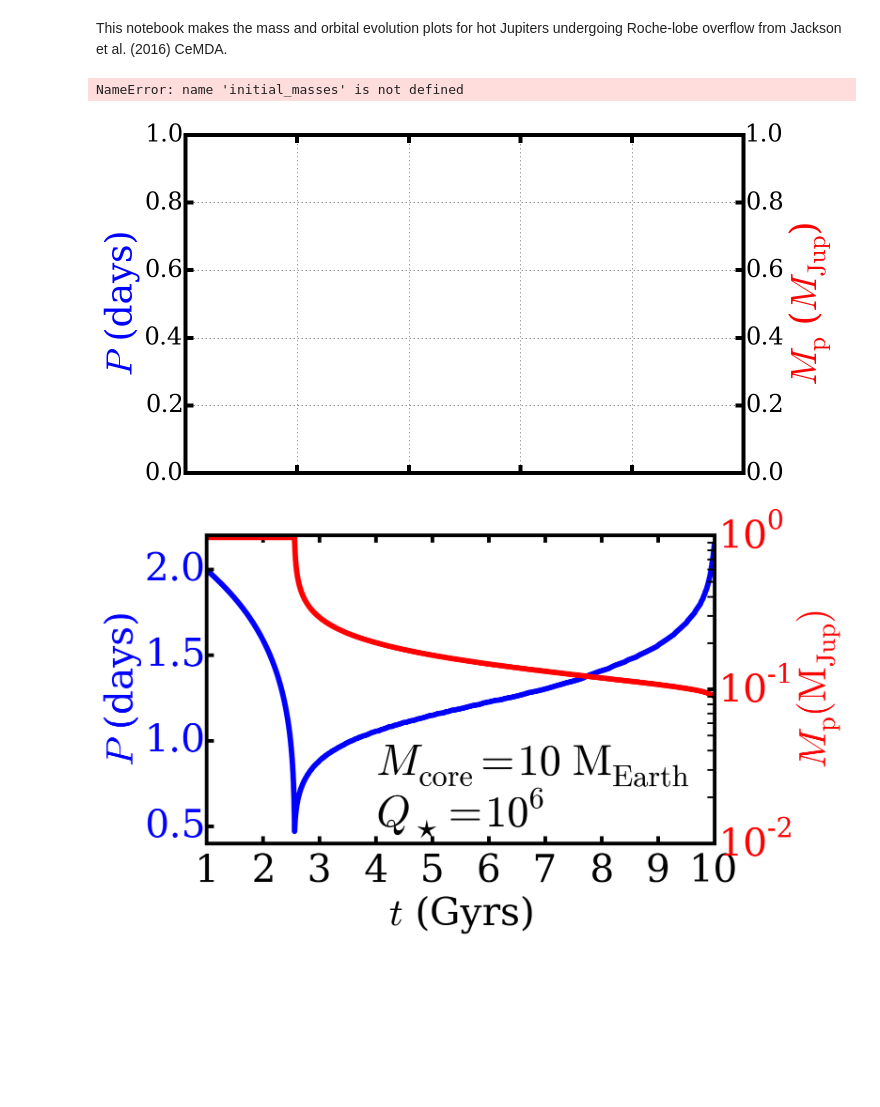
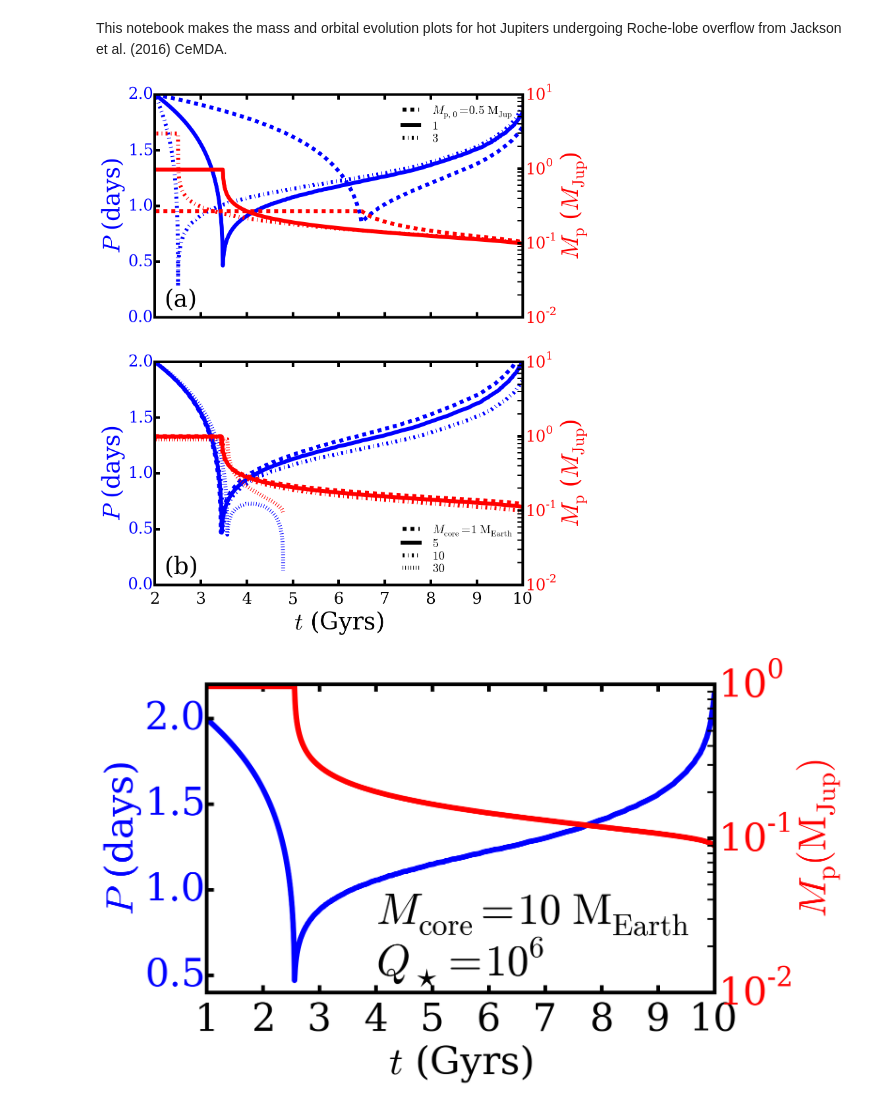
Before and after one commit to decaelus/CeMDA_tidal_evol, a Jupyter notebook: plot_mass_orbital_evolution_variable-Mp0-Mcore.ipynb, the cells around one changed output. Cells and saved outputs as stored; diff of their text form; code cells hidden in the pictures; blank space fills up the shorter version.

Commit message:
Changed plot orbital mass to qs = 6

```diff
--- a/plot_mass_orbital_evolution_variable-Mp0-Mcore.ipynb
+++ b/plot_mass_orbital_evolution_variable-Mp0-Mcore.ipynb
@@ -16,9 +16,9 @@ import glob
 Msol_to_MJup = (cds.Msun.to('kg')/cds.Mjup.to('kg'))
 # %%
 #First we'll plot the HJs all with Mcore = 10 MEarth.
-initial_masses = [0.5*cds.Mjup, 1.*cds.Mjup, 10.*cds.Mjup]
+initial_masses = [0.5*cds.Mjup, 1.*cds.Mjup, 3.*cds.Mjup]
 #Then variable cores
-core_masses = [1.*cds.Mgeo, 5.*cds.Mgeo, 10.*cds.Mgeo]
+core_masses = [1.*cds.Mgeo, 5.*cds.Mgeo, 10.*cds.Mgeo, 30.*cds.Mgeo]
 # %%
 fig = plt.figure(figsize=(10,10*4./3))
 ax1 = fig.add_subplot(211)
@@ -26,7 +26,7 @@ ax1 = fig.add_subplot(211)
 #First the variable initial mass/Mcore = 10 MEarth models
 
 #Have lines cycle through styles rather than colors
-linecycler = cycle(["--","-","-."])
+linecycler = cycle(["--","-","-.",":"])
 
 lines = []
 line_names = []
@@ -35,13 +35,17 @@ ax1.set_ylabel('$P$ (days)', color='b', fontsize=36)
 ax1.xaxis.set_major_formatter(plt.NullFormatter())
 
 ax2 = ax1.twinx()
+
+ax1.grid('off')
+ax2.grid('off')
+
 ax2.set_ylabel('$M_\mathrm{p}$ ($M_\mathrm{Jup}$)', color='r', fontsize=36)
 
 for cur_initial_mass in initial_masses:
     ls = next(linecycler)
 
-    directory = (glob.glob('./MESA/make_planets_initial-RLO_10MEarth/models/*%.1f*_qs5' % cur_initial_mass.value))
-    print(directory)
+    directory = (glob.glob('./MESA/RLO_calculations/2_Gyr_old/Mpinit_%i*10.00_ME*2_Gyr_old_qs6' %
+                           cur_initial_mass.value))
 #    directory = (glob.glob('./MESA/make_planets_initial-RLO_variable-core/models/*MJup_*%.1f*_ME*_qs7' %
 #                            cur_initial_mass.value))
     if(len(directory) == 0):
@@ -49,15 +53,15 @@ for cur_initial_mass in initial_masses:
 
     hst = ms.MesaData(file_name=directory[0] + '/binary_history.data')
 
-    lines.extend(ax1.semilogx(hst.data('age'), hst.data('period_days'), ls=ls, color='b', lw=6))
-    ax2.loglog(hst.data('age'), hst.data('star_1_mass')*Msol_to_MJup, ls=ls, color='r', lw=6)
+    lines.extend(ax1.plot(hst.data('age')/1e9, hst.data('period_days'), ls=ls, color='b', lw=6))
+    ax2.semilogy(hst.data('age')/1e9, hst.data('star_1_mass')*Msol_to_MJup, ls=ls, color='r', lw=6)
 
 for tl in ax1.get_yticklabels():
     tl.set_color('b')
 for tl in ax2.get_yticklabels():
     tl.set_color('r')
 
-ax1.text(3e6, 0.2, '$M_{\\rm core} = 10\ {\\rm M_{Earth}}$', fontsize=36)
+#ax1.text(3e6, 0.2, '$M_{\\rm core} = 10\ {\\rm M_{Earth}}$', fontsize=36)
 line_names = ["$M_{\\rm p,\ 0} = %.1f\ {\\rm M_{Jup}}$" % initial_masses[0].value]
 for cur_initial_mass in initial_masses[1:]:
     line_names.extend(["$%i$" % cur_initial_mass.value])
@@ -69,13 +73,14 @@ leg.draw_frame(False)
 for legobj in leg.legendHandles:
     legobj.set_color('black')
 
-ax1.set_xlim([3e6, 1e10])
+ax1.set_xlim([2, 10])
+ax1.set_ylim([0, 2])
 ax2.set_ylim([1e-2, 1e1])
 
 ax1.xaxis.set_major_formatter(plt.NullFormatter())
 ax2.xaxis.set_major_formatter(plt.NullFormatter())
 
-ax1.text(4e9, 0.2, '(a)', fontsize=36)
+ax1.text(2.25, 0.1, '(a)', fontsize=36)
 
 #Mpinit = 1 MJup/variable Mcore models
 lines = []
@@ -83,56 +88,57 @@ line_names = []
 
 ax1 = fig.add_subplot(212)
 #First the variable initial mass/Mcore = 10 MEarth models
-ax1.set_xlabel('$t$ (yrs)', fontsize=36)
+ax1.set_xlabel('$t$ (Gyrs)', fontsize=36)
 ax1.set_ylabel('$P$ (days)', color='b', fontsize=36)
-ax1.xaxis.set_major_formatter(plt.NullFormatter())
+#ax1.xaxis.set_major_formatter(plt.NullFormatter())
 
 ax2 = ax1.twinx()
+
+ax1.grid('off')
+ax2.grid('off')
+
 ax2.set_ylabel('$M_\mathrm{p}$ ($M_\mathrm{Jup}$)', color='r', fontsize=36)
 
-linecycler = cycle(["--","-.","-"])
+linecycler = cycle(["--","-","-.",":"])
 for cur_core_mass in core_masses:
     ls = next(linecycler)
 
-    directory = (glob.glob('./MESA/make_planets_initial-RLO_variable-core/models/*MJup_*%.1f*_ME*_qs5' %
-                            cur_core_mass.value))
+    directory = (glob.glob('./MESA/RLO_calculations/2_Gyr_old/*1.00_MJup*%.1f*_ME*2_Gyr_old_qs6' % cur_core_mass.value))
 #     directory = (glob.glob('./MESA/make_planets_initial-RLO_variable-core/models/*MJup_*%.1f*_ME*_qs7' %
 #                             cur_core_mass.value))
     if(len(directory) == 0):
         continue
 
-    print(directory)
     hst = ms.MesaData(file_name=directory[0] + '/binary_history.data')
 
-    lines.extend(ax1.semilogx(hst.data('age'), hst.data('period_days'), ls=ls, color='b', lw=6))
-    ax2.loglog(hst.data('age'), hst.data('star_1_mass')*Msol_to_MJup, ls=ls, color='r', lw=6)
+    lines.extend(ax1.plot(hst.data('age')/1e9, hst.data('period_days'), ls=ls, color='b', lw=6))
+    ax2.semilogy(hst.data('age')/1e9, hst.data('star_1_mass')*Msol_to_MJup, ls=ls, color='r', lw=6)
 
 for tl in ax1.get_yticklabels():
     tl.set_color('b')
 for tl in ax2.get_yticklabels():
     tl.set_color('r')
 
-ax1.text(3e8, 2.7, '$M_{\\rm p,\ 0} = 1\ {\\rm M_{Jup}}$', fontsize=36)
+#ax1.text(3e8, 2.7, '$M_{\\rm p,\ 0} = 1\ {\\rm M_{Jup}}$', fontsize=36)
 line_names = ["$M_{\\rm core} = %i\ {\\rm M_{Earth}}$" % core_masses[0].value]
 for cur_core_mass in core_masses[1:]:
     line_names.extend(["$%i$" % cur_core_mass.value])
 
 handles, labels = ax1.get_legend_handles_labels()
-leg = ax1.legend(lines, line_names, labelspacing=0.1, loc='lower left', fontsize=18)
+leg = ax1.legend(lines, line_names, labelspacing=0.1, loc='lower right', fontsize=18)
 leg.draw_frame(False)
 #set the line color of each legend object
 for legobj in leg.legendHandles:
     legobj.set_color('black')
 
-ax1.set_xlim([3e6, 1e10])
-ax1.set_ylim([0, 3])
+ax1.set_xlim([2, 10])
+ax1.set_ylim([0, 2])
 
-ax1.text(4e9, 0.2, '(b)', fontsize=36)
+ax1.text(2.25, 0.1, '(b)', fontsize=36)
 
-#fig.savefig('plot_mass_orbital_evolution_variable-Mp0-Mcore.eps', dpi=1000, bbox_inches='tight')
+fig.savefig('plot_mass_orbital_evolution_variable-Mp0-Mcore.eps', dpi=1000, bbox_inches='tight')
 # %% [output]
-NameError: name 'initial_masses' is not defined
-[figure, old version]
+[figure, new version]
 # %%
 fig = plt.figure(figsize=(10,10*4./3))
 ax1 = fig.add_subplot(211)
```
Also changed, not shown: 1 other file.
